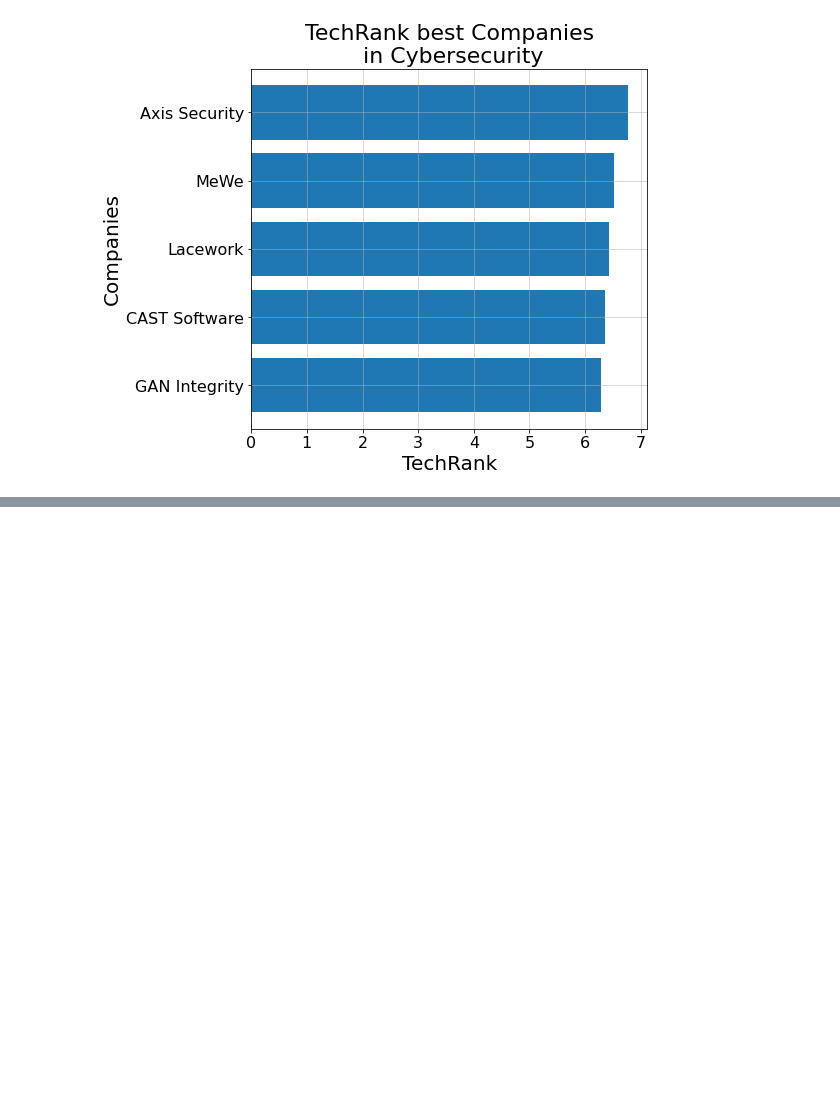
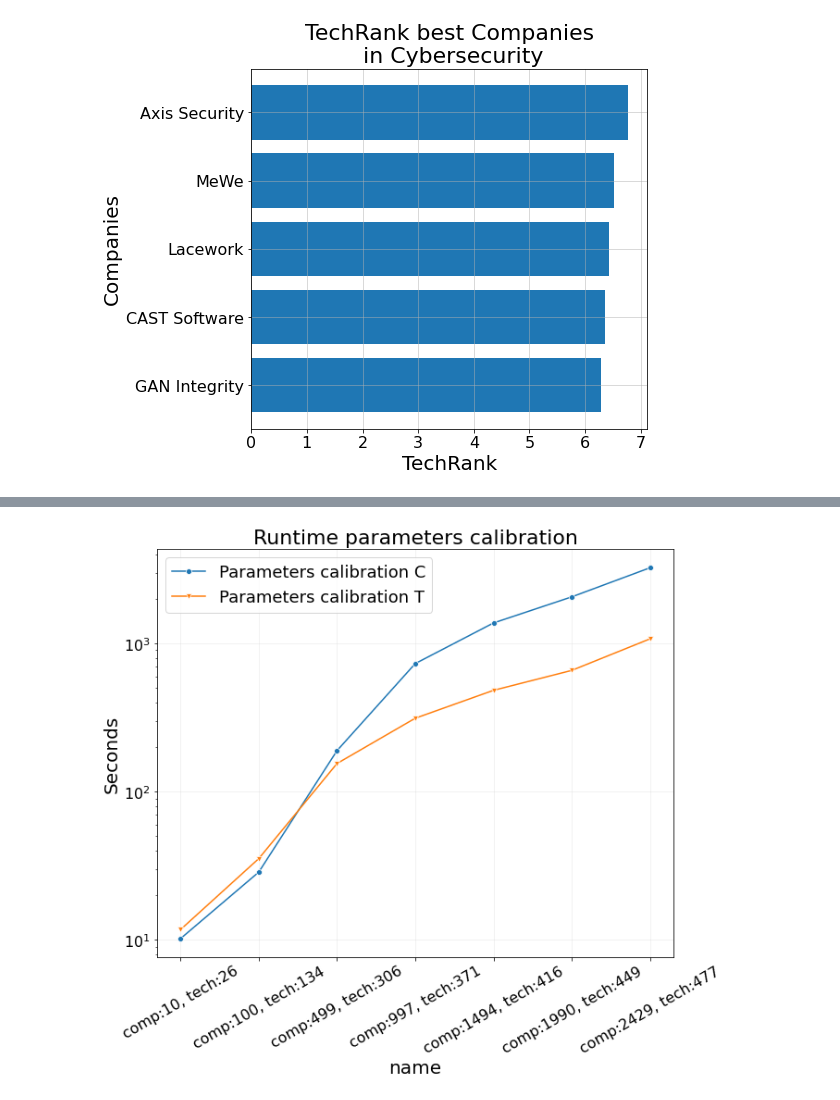
Before and after one commit to technometrics-lab/5-TechRank, a Jupyter notebook: analysis_results.ipynb, the cells around one changed output, grey strips where cells are left out. Saved outputs shown, nothing was run; the diff lists cells and outputs as text; code cells hidden in the pictures; blank space fills up the shorter version.

Commit message:
analysis results

```diff
--- a/analysis_results.ipynb
+++ b/analysis_results.ipynb
@@ -391,0 +132,4 @@ plt.show()
+# %%
+df = pd.read_csv("savings/useful_datasets/cybersecurity_df_rank_evolu.csv")
+df = df[df.select_dtypes(float).notna().any(axis=1)] # clean from Nan
+df.head(20)
@@ -391,0 +153,5 @@ plt.show()
+# %%
+# select right preferences
+df = df[df['preferences_comp']==preferences_comp]
+df = df.sort_values('num_comp') # order by num como
+df
@@ -391,0 +167,2 @@ plt.show()
+# %%
+df['name'] = ['comp:' + str(df['num_comp'][i]) + ', tech:' + str(df['num_tech'][i]) for i in df.index]
@@ -391,0 +241,16 @@ plt.show()
+# %%
+fig, ax = plt.subplots(1, 1, figsize=(10,9))
+plt.rcParams.update(params)
+sns.lineplot(x='name', y='time_optimal_par_comp', marker='o', data = df_time)
+sns.lineplot(x='name', y='time_optimal_par_tech', marker='v', data = df_time)
+ax.set_yscale("log")
+plt.legend(['Parameters calibration C', 'Parameters calibration T'])
+plt.grid(alpha=0.2)
+plt.xticks(rotation=30)
+plt.ylabel('Seconds')
+plt.title("Runtime parameters calibration")
+plt.gcf().subplots_adjust(bottom=0.20)
+plt.savefig("plots/analysis_results/Runtime_parameters_cyber.pdf")
+plt.show()
+# %% [output]
+[figure, added]
```
Also changed, not shown: parts of 81 cells of this notebook, 17 other files.
